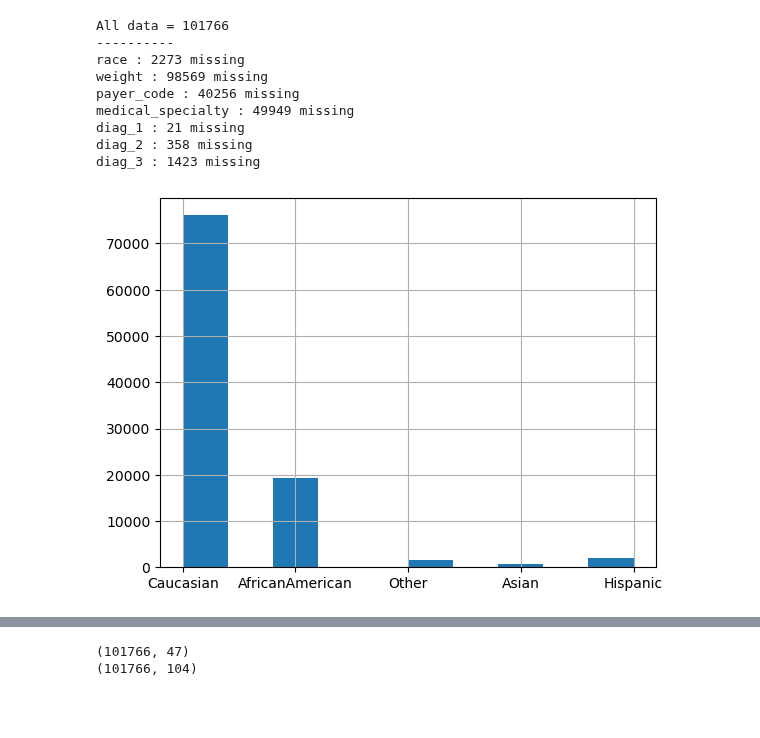
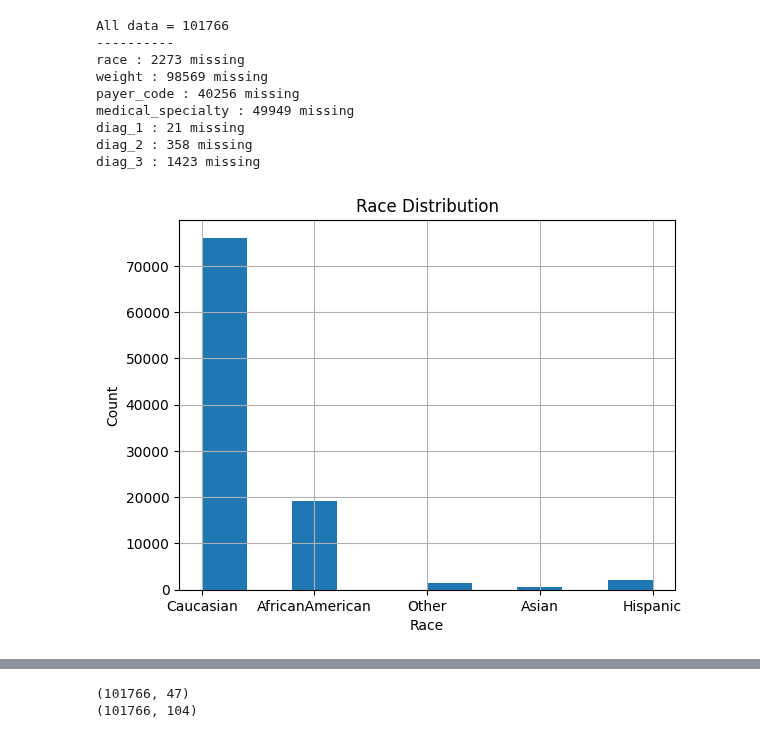
Before and after one commit to taddbackus/qtw, a Jupyter notebook: CaseStudy2/caseStudy2v3.ipynb, the cells around one changed output, grey strips where cells are left out. Drawn from its saved outputs; the diff is of its cells as text; code cells hidden in the pictures; blank space fills up the shorter version.

Commit message:
added titles and labels

```diff
--- a/CaseStudy2/caseStudy2v3.ipynb
+++ b/CaseStudy2/caseStudy2v3.ipynb
@@ -37,6 +37,13 @@ df.drop(['weight','payer_code','medical_specialty'],
         inplace=True)
 # %%
 df['race'].hist()
+
+plt.title('Race Distribution')
+plt.xlabel('Race')
+plt.ylabel('Count')
+plt.show()
+
+
 df['race'] = df['race'].fillna('Caucasian')
 # %% [output]
-[figure, old version]
+[figure, new version]
```
Also changed, not shown: parts of 20 cells of this notebook.
